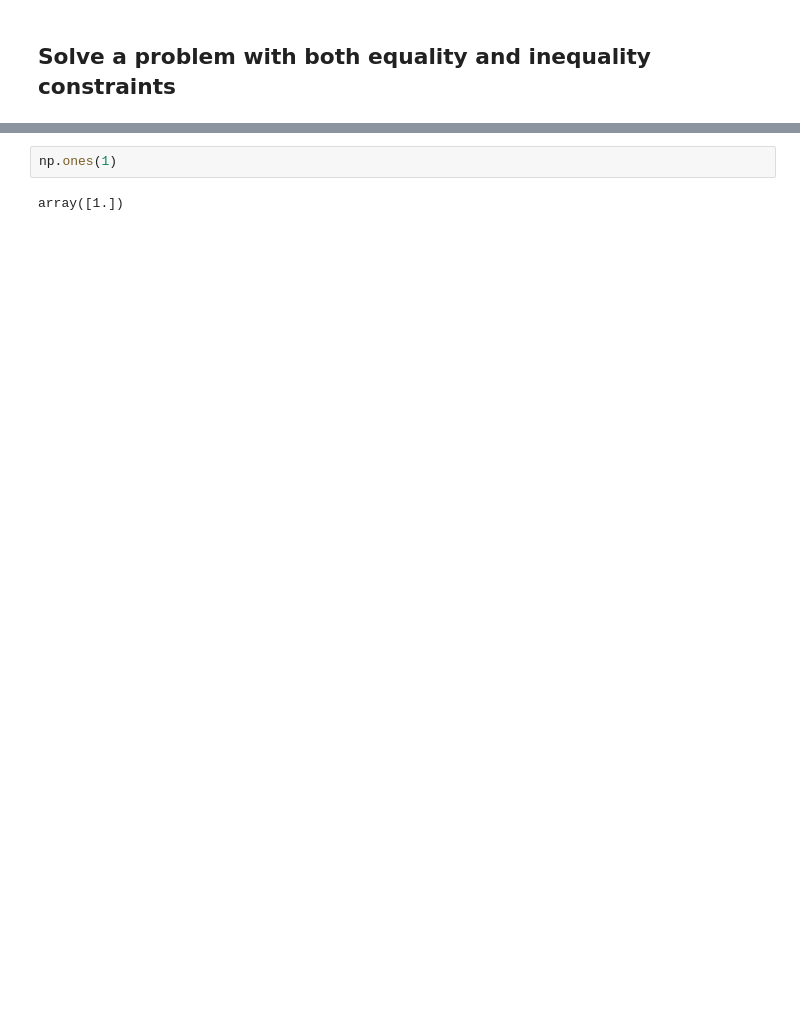
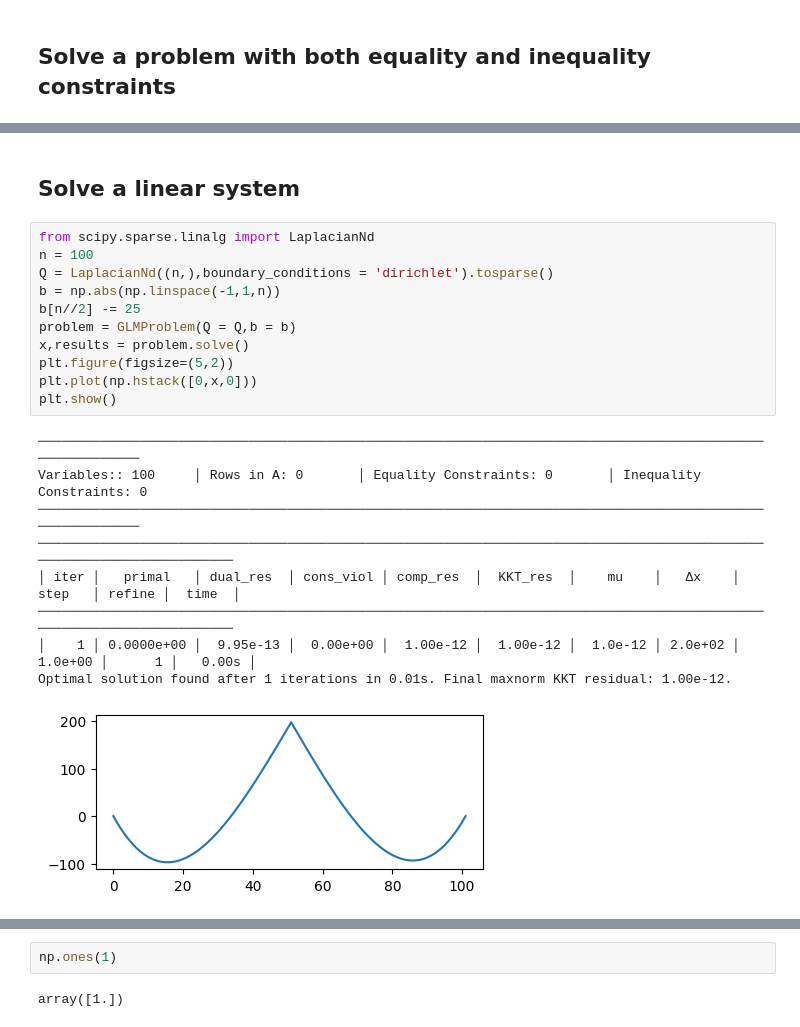
Before and after one commit to AHsu98/glqp, a Jupyter notebook: demo.ipynb, the cells around one changed output, grey strips where cells are left out. Drawn from its saved outputs; the diff is of its cells as text; blank space fills up the shorter version.

```diff
--- a/demo.ipynb
+++ b/demo.ipynb
@@ -176,0 +159,23 @@ Optimal solution found in 10 iterations in 0.16s. Final maxnorm KKT residual: 2.
+# %% [markdown]
+## Solve a linear system
+# %%
+from scipy.sparse.linalg import LaplacianNd
+n = 100
+Q = LaplacianNd((n,),boundary_conditions = 'dirichlet').tosparse()
+b = np.abs(np.linspace(-1,1,n))
+b[n//2] -= 25
+problem = GLMProblem(Q = Q,b = b)
+x,results = problem.solve()
+plt.figure(figsize=(5,2))
+plt.plot(np.hstack([0,x,0]))
+plt.show()
+# %% [output]
+──────────────────────────────────────────────────────────────────────────────────────────────────────────
+Variables:: 100     │ Rows in A: 0       │ Equality Constraints: 0       │ Inequality Constraints: 0
+──────────────────────────────────────────────────────────────────────────────────────────────────────────
+──────────────────────────────────────────────────────────────────────────────────────────────────────────────────────
+│ iter │   primal   │ dual_res  │ cons_viol │ comp_res  │  KKT_res  │    mu    │   Δx    │  step   │ refine │  time  │
+──────────────────────────────────────────────────────────────────────────────────────────────────────────────────────
+│    1 │ 0.0000e+00 │  9.95e-13 │  0.00e+00 │  1.00e-12 │  1.00e-12 │  1.0e-12 │ 2.0e+02 │ 1.0e+00 │      1 │   0.00s │
+Optimal solution found after 1 iterations in 0.01s. Final maxnorm KKT residual: 1.00e-12.
+[figure, added]
```
Also changed, not shown: parts of 13 cells of this notebook, 2 other files.
